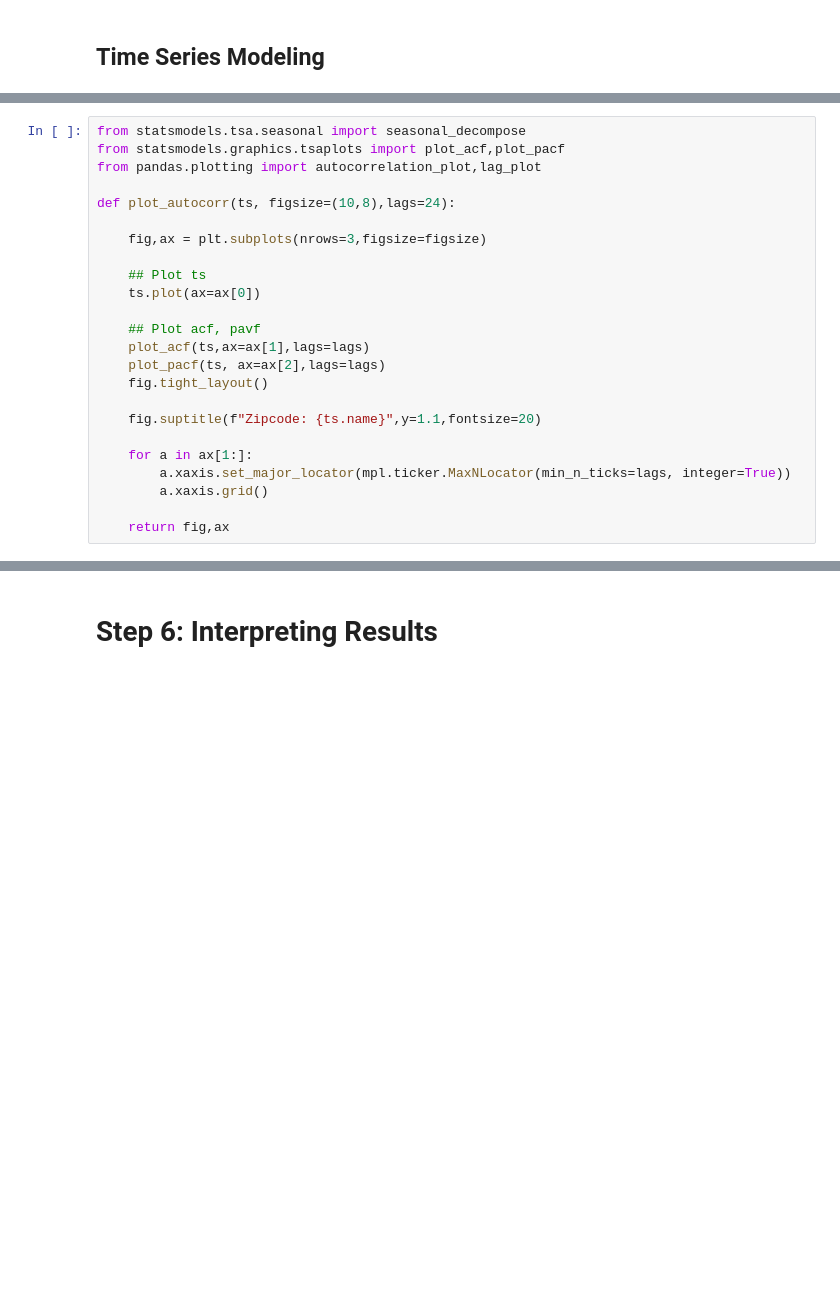
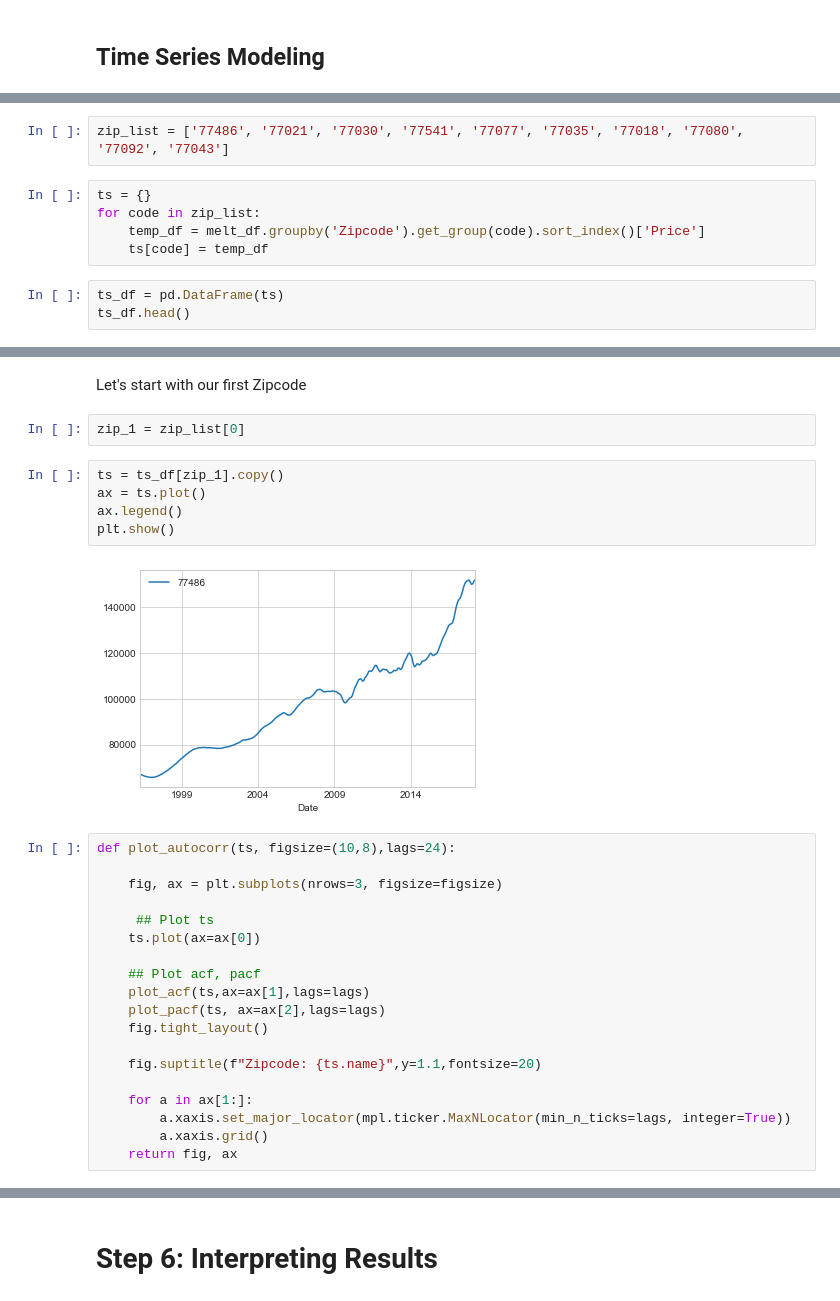
Before and after one commit to brianlee35/zillow_analysis, a Jupyter notebook: starter_notebook.ipynb, the cells around one changed output, grey strips where cells are left out. Saved outputs shown, nothing was run; the diff lists cells and outputs as text; blank space fills up the shorter version.

```diff
--- a/starter_notebook.ipynb
+++ b/starter_notebook.ipynb
@@ -243,0 +261,10 @@ Using SARIMA model. Need to check for stationary.
+# %%
+zip_list = ['77486', '77021', '77030', '77541', '77077', '77035', '77018', '77080', '77092', '77043']
+# %%
+ts = {}
+for code in zip_list:
+    temp_df = melt_df.groupby('Zipcode').get_group(code).sort_index()['Price']
+    ts[code] = temp_df
+# %%
+ts_df = pd.DataFrame(ts)
+ts_df.head()
@@ -244,16 +279,23 @@ Using SARIMA model. Need to check for stationary.
+# %% [markdown]
+Let's start with our first Zipcode
+# %%
+zip_1 = zip_list[0]
+# %%
+ts = ts_df[zip_1].copy()
+ax = ts.plot()
+ax.legend()
+plt.show()
+# %% [output]
+[figure, added]
 # %%
-from statsmodels.tsa.seasonal import seasonal_decompose
-from statsmodels.graphics.tsaplots import plot_acf,plot_pacf
-from pandas.plotting import autocorrelation_plot,lag_plot
-
 def plot_autocorr(ts, figsize=(10,8),lags=24):
 
-    fig,ax = plt.subplots(nrows=3,figsize=figsize)
+    fig, ax = plt.subplots(nrows=3, figsize=figsize)
 
-    ## Plot ts
+     ## Plot ts
     ts.plot(ax=ax[0])
 
-    ## Plot acf, pavf
+    ## Plot acf, pacf
     plot_acf(ts,ax=ax[1],lags=lags)
     plot_pacf(ts, ax=ax[2],lags=lags)
     fig.tight_layout()
@@ -263,5 +305,4 @@ def plot_autocorr(ts, figsize=(10,8),lags=24):
     for a in ax[1:]:
         a.xaxis.set_major_locator(mpl.ticker.MaxNLocator(min_n_ticks=lags, integer=True))
         a.xaxis.grid()
-
-    return fig,ax
+    return fig, ax
```
Also changed, not shown: parts of 27 cells of this notebook.
